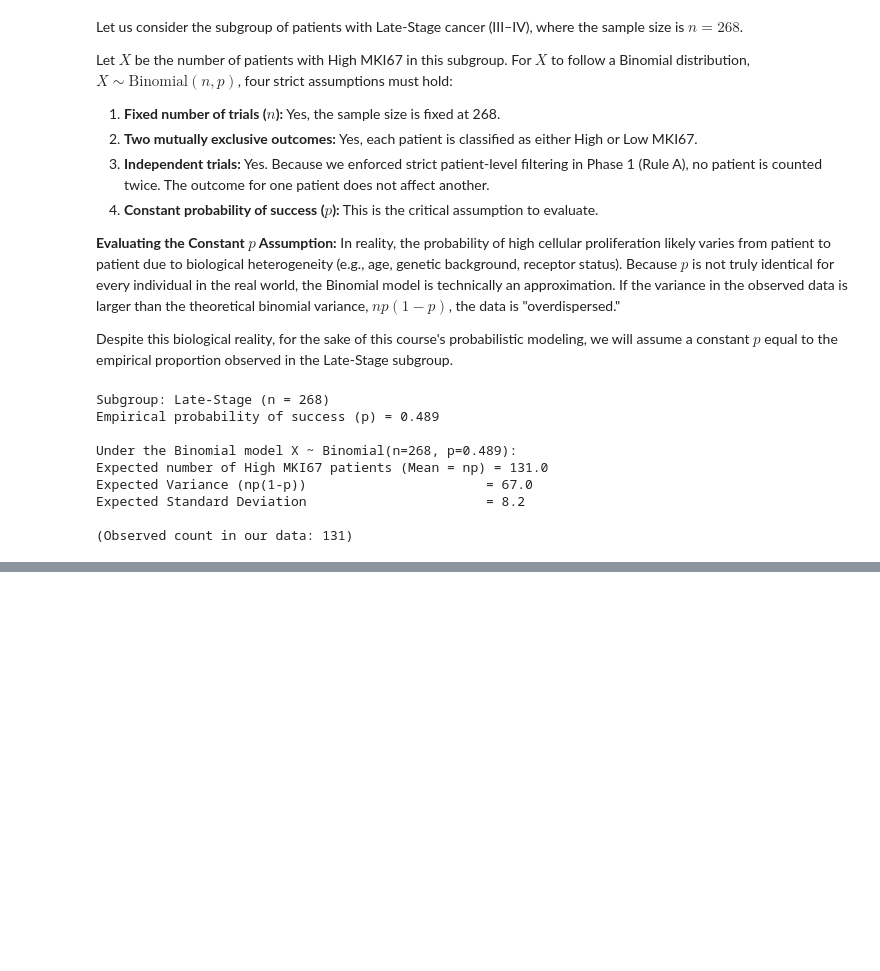
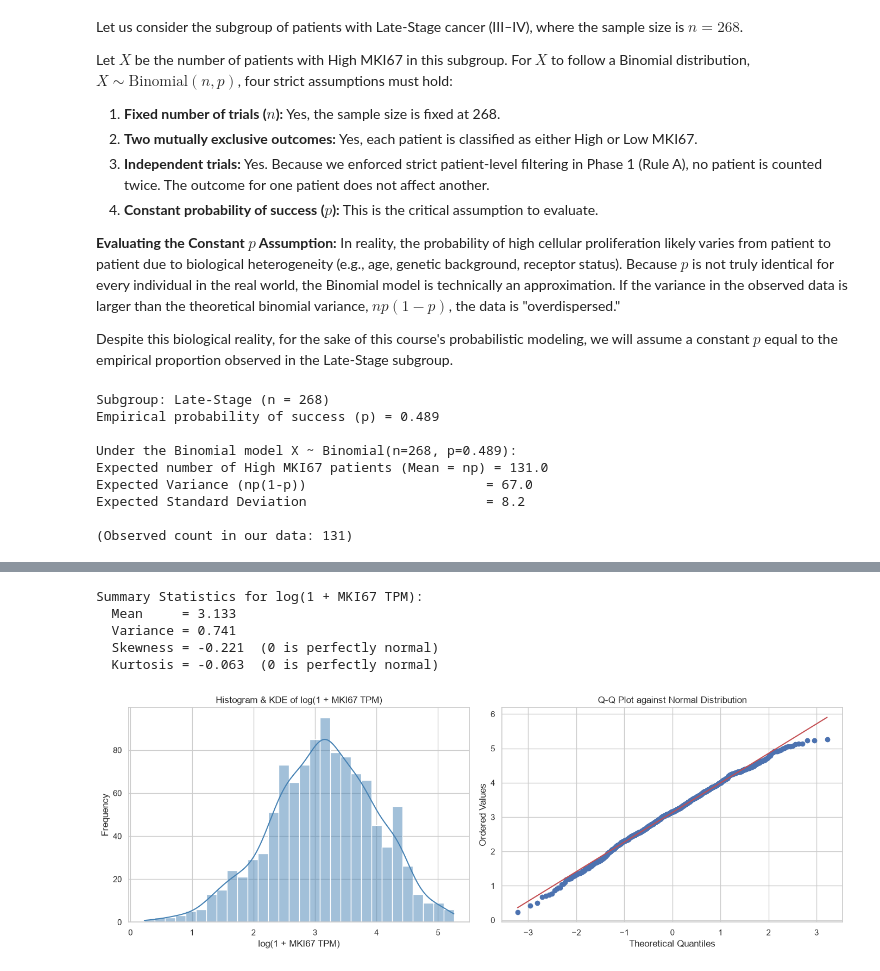
Before and after one commit to Setyhoseini/TCGA-BRCA-dataset-analysis, a Jupyter notebook: notebooks/02_probability.ipynb, the cells around one changed output, grey strips where cells are left out. Cells and saved outputs as stored; diff of their text form; code cells hidden in the pictures; blank space fills up the shorter version.

Commit message:
phase-2: evaluate continuous variable log_MKI67 for normal approximation using histogram and Q-Q plot

```diff
--- a/notebooks/02_probability.ipynb
+++ b/notebooks/02_probability.ipynb
@@ -175,0 +191,45 @@ Expected Standard Deviation                       = 8.2
+# %%
+import matplotlib.pyplot as plt
+import scipy.stats as stats
+import seaborn as sns
+
+# Set style for nicer plots
+sns.set_theme(style="whitegrid")
+
+# 1. Summary Statistics for log_MKI67
+mean_val = at["log_MKI67"].mean()
+var_val = at["log_MKI67"].var()
+skew_val = at["log_MKI67"].skew()
+kurt_val = at["log_MKI67"].kurt()
+
+print(f"Summary Statistics for log(1 + MKI67 TPM):")
+print(f"  Mean     = {mean_val:.3f}")
+print(f"  Variance = {var_val:.3f}")
+print(f"  Skewness = {skew_val:.3f}  (0 is perfectly normal)")
+print(f"  Kurtosis = {kurt_val:.3f}  (0 is perfectly normal)")
+
+# 2. Visualizing the Normal Approximation
+fig, axes = plt.subplots(1, 2, figsize=(14, 5))
+
+# Plot A: Histogram with KDE
+sns.histplot(at["log_MKI67"], kde=True, ax=axes[0], color="steelblue", bins=30)
+axes[0].set_title("Histogram & KDE of log(1 + MKI67 TPM)")
+axes[0].set_xlabel("log(1 + MKI67 TPM)")
+axes[0].set_ylabel("Frequency")
+
+# Plot B: Q-Q Plot
+stats.probplot(at["log_MKI67"].dropna(), dist="norm", plot=axes[1])
+axes[1].set_title("Q-Q Plot against Normal Distribution")
+axes[1].set_xlabel("Theoretical Quantiles")
+axes[1].set_ylabel("Ordered Values")
+
+plt.tight_layout()
+plt.savefig("../figures/phase2_normality_check.png", dpi=150)
+plt.show()
+# %% [output]
+Summary Statistics for log(1 + MKI67 TPM):
+  Mean     = 3.133
+  Variance = 0.741
+  Skewness = -0.221  (0 is perfectly normal)
+  Kurtosis = -0.063  (0 is perfectly normal)
+[figure, added]
```
Also changed, not shown: parts of 1 cell of this notebook, 1 other file.
